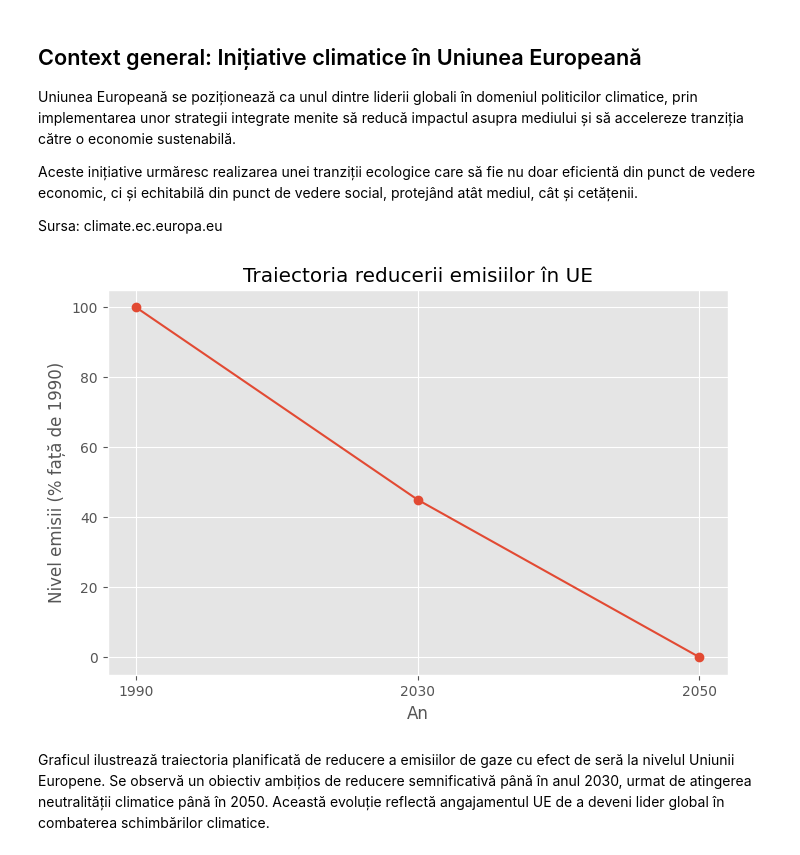
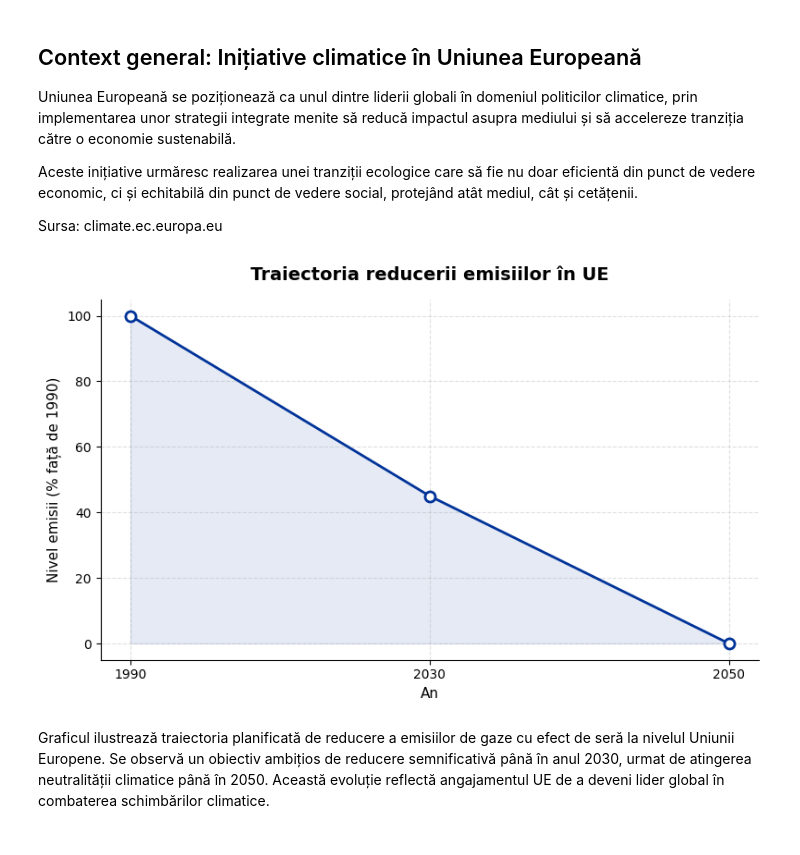
Before and after one commit to TimoscoAdelina/ICI_Proiect, a Jupyter notebook: notebooks/02_Romania_vs_Ue.ipynb, the cells around one changed output. Drawn from its saved outputs; the diff is of its cells as text; code cells hidden in the pictures.

```diff
--- a/notebooks/02_Romania_vs_Ue.ipynb
+++ b/notebooks/02_Romania_vs_Ue.ipynb
@@ -20,20 +36,44 @@ Aceste inițiative urmăresc realizarea unei tranziții ecologice care să fie n
 Sursa: climate.ec.europa.eu
 # %%
 
+# years = ["1990", "2030", "2050"]
+# emissions = [100, 45, 0]  # procent relativ (1990 = 100%)
+
+# plt.figure(figsize=(8,5))
+# plt.plot(years, emissions, marker='o')
+
+# plt.title("Traiectoria reducerii emisiilor în UE")
+# plt.xlabel("An")
+# plt.ylabel("Nivel emisii (% față de 1990)")
+
+# plt.grid(True)
+# plt.show()
+
+
+import matplotlib.pyplot as plt
+
 years = ["1990", "2030", "2050"]
-emissions = [100, 45, 0]  # procent relativ (1990 = 100%)
+emissions = [100, 45, 0]
 
-plt.figure(figsize=(8,5))
-plt.plot(years, emissions, marker='o')
+fig, ax = plt.subplots(figsize=(8, 5))
 
-plt.title("Traiectoria reducerii emisiilor în UE")
-plt.xlabel("An")
-plt.ylabel("Nivel emisii (% față de 1990)")
+ax.plot(years, emissions, marker='o', color='#003399',
+        linewidth=2, markersize=8, markerfacecolor='white', markeredgewidth=2)
 
-plt.grid(True)
+ax.fill_between(years, emissions, alpha=0.1, color='#003399')
+
+ax.set_title("Traiectoria reducerii emisiilor în UE", fontsize=14, fontweight='bold', pad=15)
+ax.set_xlabel("An", fontsize=11)
+ax.set_ylabel("Nivel emisii (% față de 1990)", fontsize=11)
+
+ax.grid(True, linestyle='--', alpha=0.4)
+ax.spines['top'].set_visible(False)
+ax.spines['right'].set_visible(False)
+
+plt.tight_layout()
 plt.show()
 # %% [output]
-[figure, old version]
+[figure, new version]
 # %% [markdown]
 Graficul ilustrează traiectoria planificată de reducere a emisiilor de gaze cu efect de seră la nivelul Uniunii Europene. Se observă un obiectiv ambițios de reducere semnificativă până în anul 2030, urmat de atingerea neutralității climatice până în 2050. Această evoluție reflectă angajamentul UE de a deveni lider global în combaterea schimbărilor climatice.
 # %% [markdown]
```
Also changed, not shown: parts of 17 cells of this notebook, 1 other file.
